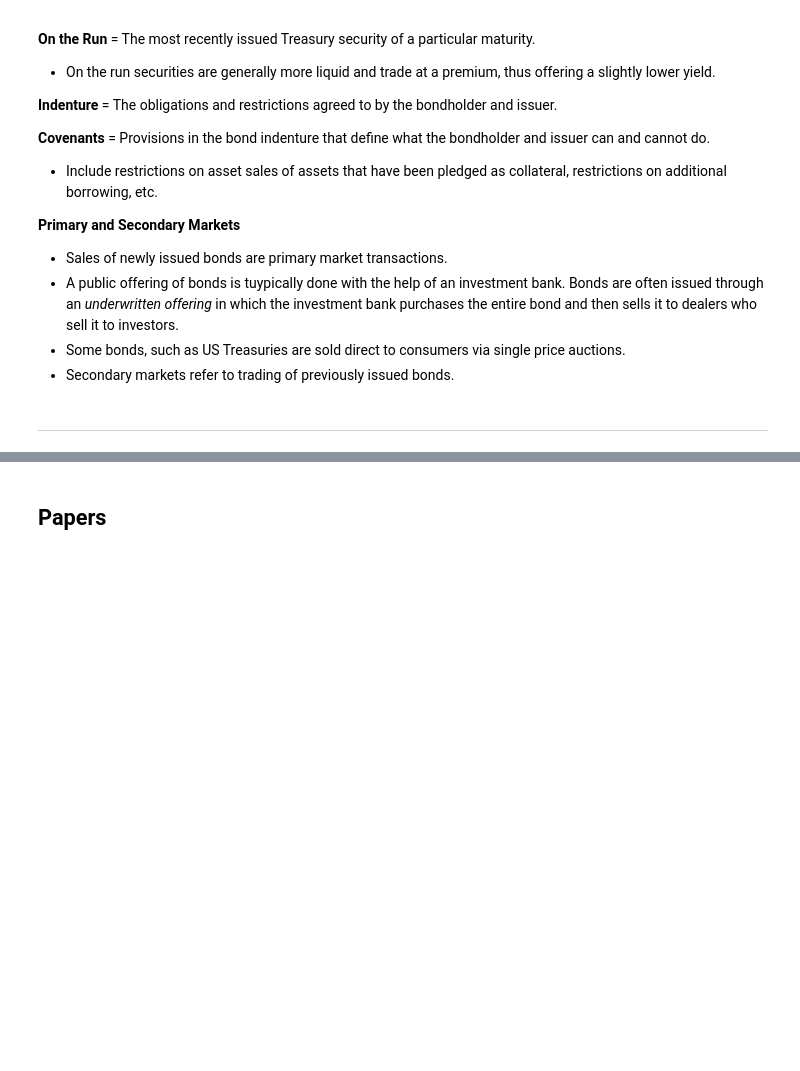
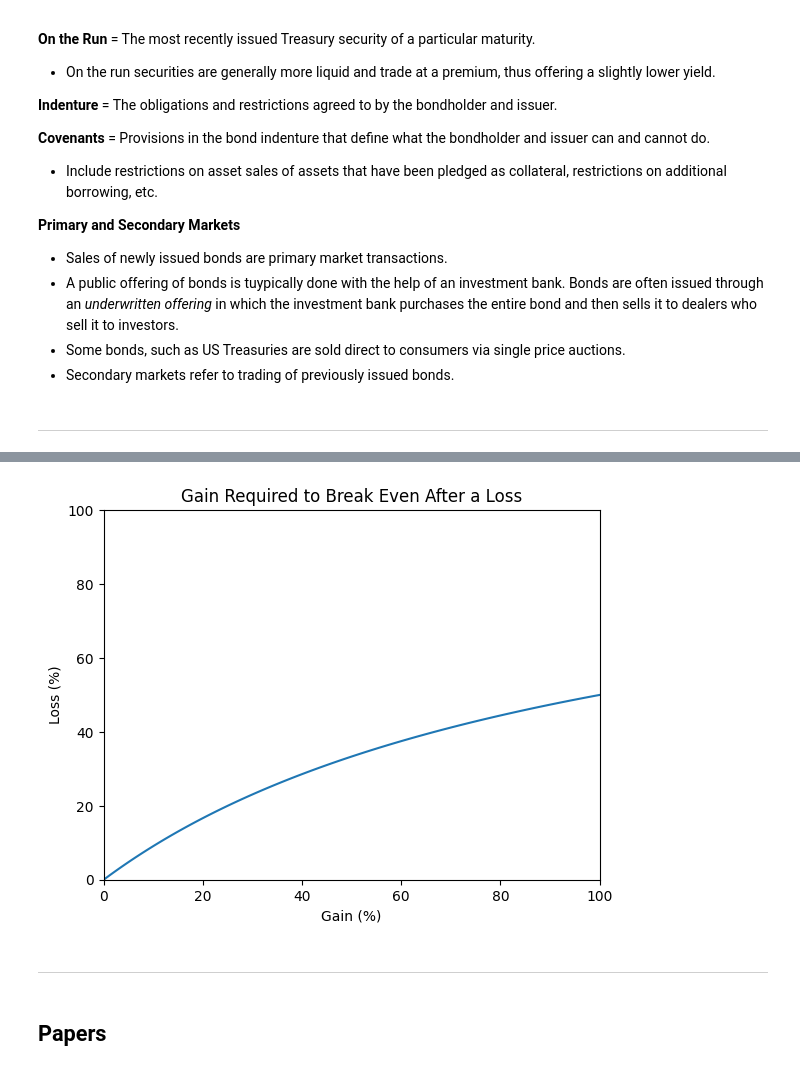
Before and after one commit to nelson-n/cs-math-nn, a Jupyter notebook: QuantitativeFinance/QuantFinance.ipynb, the cells around one changed output, grey strips where cells are left out. Cells and saved outputs as stored; diff of their text form; code cells hidden in the pictures; blank space fills up the shorter version.

```diff
--- a/QuantitativeFinance/QuantFinance.ipynb
+++ b/QuantitativeFinance/QuantFinance.ipynb
@@ -362,3 +391,33 @@ $$ICR = \frac{EBIT}{Interest Expense}$$
+# %%
+# Plot of % gain necessary to offset a % loss.
+import numpy as np
+import matplotlib.pyplot as plt
+
+# Generate 0% to 50% loss values.
+loss = np.linspace(0, 0.6, 100)
+gain = []
+
+# Calculate equivalent gain values for each loss value.
+for i in range(len(loss)):
+    Value = 100 * (1 - loss[i])
+    gain.append(100 / Value - 1)
+
+loss = loss * 100
+gain = np.array(gain)
+gain = gain * 100
+
+# Plot.
+plt.plot(gain, loss)
+plt.xlabel('Gain (%)')
+plt.ylabel('Loss (%)')
+plt.xlim(0, 150)
+plt.ylim(0, 100)
+plt.title('Gain Required to Break Even After a Loss')
+plt.show()
+# %% [output]
+[figure, added]
+# %% [markdown]
+---
 # %% [markdown]
 ## Papers
 # %% [markdown]
```
Also changed, not shown: parts of 3 cells of this notebook.
